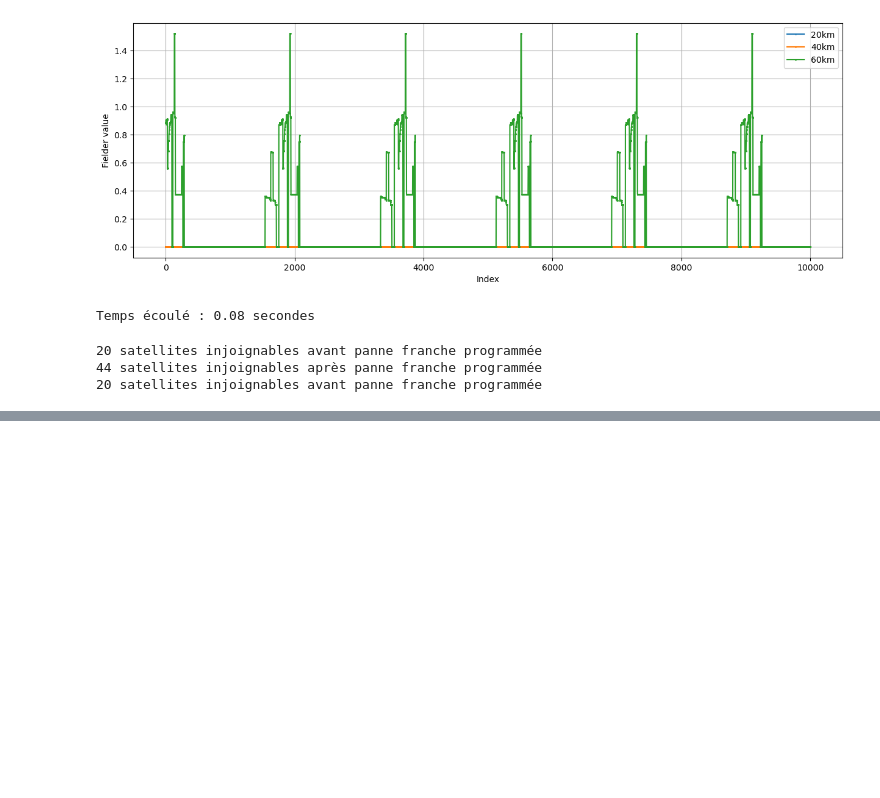
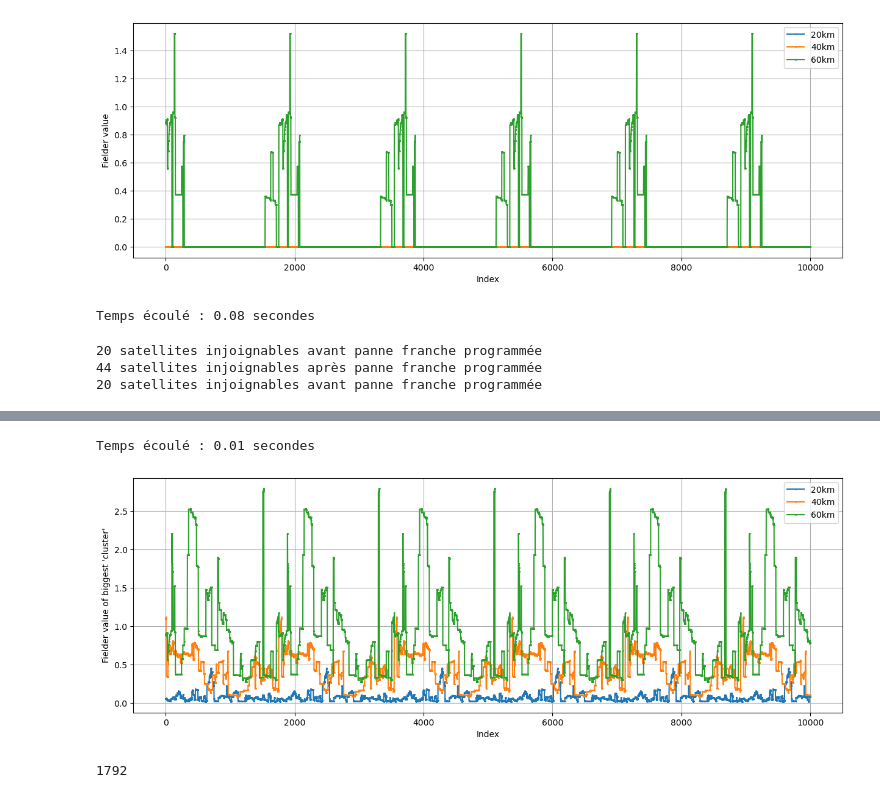
Before and after one commit to Darcolosse/McdaSat, a Jupyter notebook: analyse_caracteristiques.ipynb, the cells around one changed output, grey strips where cells are left out. Drawn from its saved outputs; the diff is of its cells as text; code cells hidden in the pictures; blank space fills up the shorter version.

```diff
--- a/analyse_caracteristiques.ipynb
+++ b/analyse_caracteristiques.ipynb
@@ -60,14 +65,18 @@ plots = [(nb_unreachable_satellites_by_instant, "Unreachable satellites"),
  (nb_isolated_clusters, "'Clusters' count"),
  (fielder_value_by_instant, "Fielder value"),]
 
-for data, y_title in plots:
+def show_data(data, y_title, title=None):
     df = pd.DataFrame(data)
     df.plot(marker='o', markersize=1, figsize=(15, 5))
 
     plt.xlabel("Index")
     plt.ylabel(y_title)
+    plt.title(title)
     plt.grid(True)
     plt.show()
+
+for data, y_title in plots:
+    show_data(data, y_title)
 # %% [output]
 [figure]
 [figure]
@@ -101,0 +124,39 @@ print(f"{count_unreachable_satellites(satellites["20km"], instant_de_test)} sate
+# %%
+biggest_isolated_cluster_by_instant = each_range_each_instant_on_data(func=extract_biggest_cluster_from_subgraphs, calculated_data=subgraphs_by_instant)
+# %% [output]
+Temps écoulé : 0.01 secondes
+# %%
+biggest_cluster_fielder_value_by_instant = {key: [fielder_value(biggest_isolated_cluster_by_instant[key][i], i) for i in range(len(satellites["20km"][1].list_coordinates))] for key in biggest_isolated_cluster_by_instant.keys()}
+# %%
+show_data(biggest_cluster_fielder_value_by_instant, "Fielder value of biggest 'cluster'")
+# %% [output]
+[figure, added]
+# %%
+from scipy.signal import find_peaks
+import numpy as np
+
+def detect_revolution(fielder_values: list[int]):
+    arr = np.array(fielder_values)
+
+    # Set a minimum distance between peaks to ~10% of signal length
+    # This prevents finding noise peaks too close together
+    min_distance = len(arr) // 10  # rough lower bound; tune if needed
+
+    # prominence filters out shallow noise peaks — only tall, distinct peaks survive
+    peaks, properties = find_peaks(
+        arr,
+        distance=min_distance,       # peaks must be at least this far apart
+        prominence=np.std(arr) * 0.5 # peak must rise significantly above surroundings
+    )
+
+    if len(peaks) < 2:
+        return None  # Not enough peaks found
+
+    diffs = np.diff(peaks)
+    period = np.median(diffs)
+    return period
+
+revolution = int(np.median([detect_revolution(biggest_cluster_fielder_value_by_instant[key]) for key in biggest_isolated_cluster_by_instant.keys()]))
+revolution
+# %% [output]
+1792
```
Also changed, not shown: parts of 14 cells of this notebook, 1 other file.
